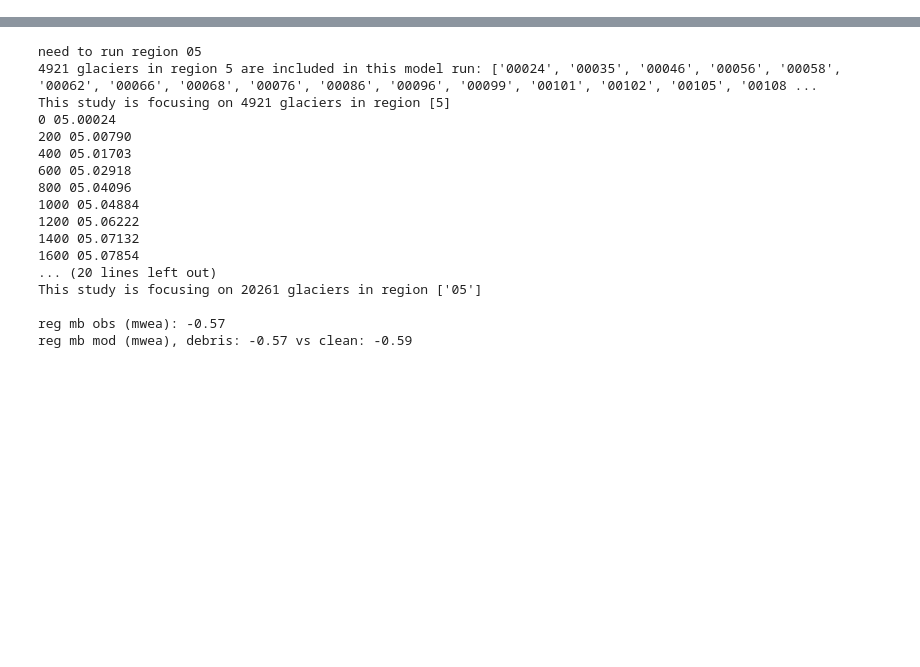
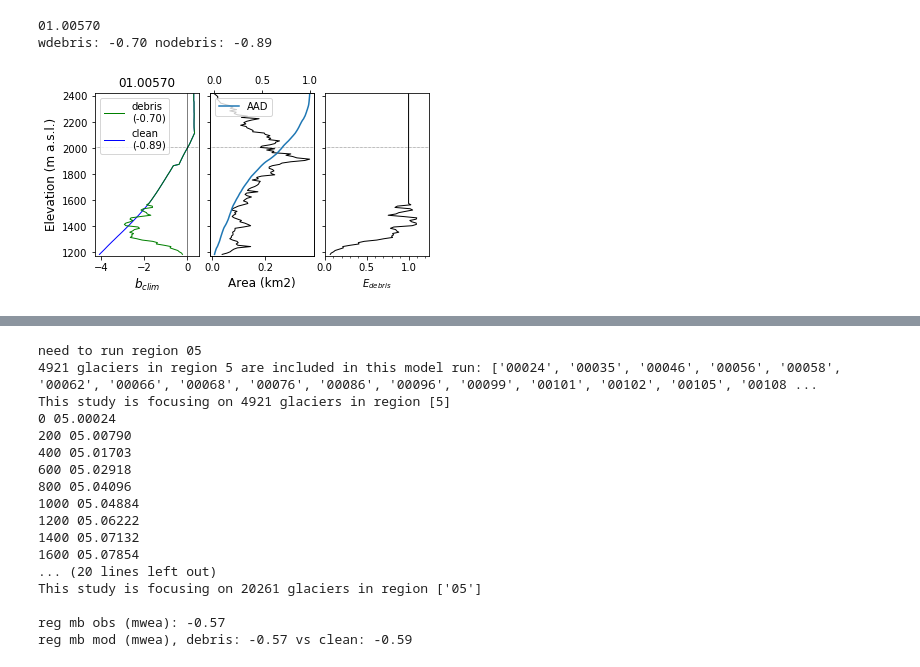
Before and after one commit to drounce/debris_global, a Jupyter notebook: mb_gradient_model.ipynb, the cells around one changed output, grey strips where cells are left out. Drawn from its saved outputs; the diff is of its cells as text; code cells hidden in the pictures; blank space fills up the shorter version.

Commit message:
additional figures for analysis and paper

```diff
--- a/mb_gradient_model.ipynb
+++ b/mb_gradient_model.ipynb
@@ -34,0 +380,79 @@ if not os.path.exists(output_fp):
+# %%
+# INDIVIDUAL GLACIER PLOTS
+rgiids = ['01.00570']
+
+for nrgiid, rgiid in enumerate(rgiids):
+    print(rgiid)
+
+    mbclim_fp = '/Users/davidrounce/Documents/Dave_Rounce/HiMAT/Output/cal_opt3/_4debrispaper/'
+    mbclim_fp_roi = mbclim_fp + data_source + '-mbclim/' + roi + '/'
+    mbclim_fn = rgiid + '_mbclim_data.csv'
+
+    mbclim_df = pd.read_csv(output_fp_roi + mbclim_fn)
+
+    # Plot regional curves
+    # Only plot mass balance of bins with glacier (otherwise get streaks to 0 that aren't real)
+    elev_bins = mbclim_df.elev.values
+    bins_area = mbclim_df.area.values
+    glacier_debrismf = mbclim_df.mf.values
+    glac_bin_massbalclim_annual_mean_wdebris = mbclim_df.mbclim_mwea_wdebris.values
+    glac_bin_massbalclim_annual_mean_nodebris = mbclim_df.mbclim_mwea_nodebris.values
+
+    mbclim_wdebris_4fig = "{:.2f}".format((bins_area * glac_bin_massbalclim_annual_mean_wdebris).sum()
+                                          / bins_area.sum())
+    mbclim_nodebris_4fig = "{:.2f}".format((bins_area * glac_bin_massbalclim_annual_mean_nodebris).sum()
+                                           / bins_area.sum())
+    print('wdebris:', mbclim_wdebris_4fig, 'nodebris:', mbclim_nodebris_4fig)
+
+    bins_idx = np.where(bins_area > 0)[0]
+    # ELA for each plot
+    ela = elev_bins[np.abs(glac_bin_massbalclim_annual_mean_wdebris[bins_idx]).argmin()]
+
+    fig, ax = plt.subplots(1, 3, squeeze=False, sharex=False, sharey=True, gridspec_kw={'wspace':0.1,'hspace':0})
+
+    # Mass balance gradients
+    ax[0,0].plot(glac_bin_massbalclim_annual_mean_wdebris[bins_idx], elev_bins[bins_idx],
+                 color='g', linewidth=1, zorder=2, label='debris\n(' + mbclim_wdebris_4fig + ')')
+    ax[0,0].plot(glac_bin_massbalclim_annual_mean_nodebris[bins_idx], elev_bins[bins_idx],
+                 color='b', linewidth=1, zorder=1, label='clean\n(' + mbclim_nodebris_4fig + ')')
+    ax[0,0].axvline(x=0, color='k', linewidth=0.5)
+    ax[0,0].axhline(y=ela, color='k', linestyle=':', linewidth=0.5)
+    ax[0,0].set_xlabel('$b_{clim}$', size=12)
+    ax[0,0].set_ylabel('Elevation (m a.s.l.)', size=12)
+    ax[0,0].set_ylim(elev_bins.min() - 10, elev_bins.max() + 10)
+    ax[0,0].legend()
+    ax[0,0].set_title(rgiid)
+
+    # Glacier hypsometry
+    ax[0,1].plot(bins_area[bins_idx], elev_bins[bins_idx], color='k', linewidth=1, zorder=1)
+    ax[0,1].axhline(y=ela, color='k', linestyle=':', linewidth=0.5)
+    ax[0,1].set_xlabel('Area (km2)', size=12)
+
+    ax2 = ax[0,1].twiny()
+    bins_area_cumsum = np.cumsum(bins_area)
+    ax2.plot(bins_area_cumsum / bins_area.sum(), elev_bins, label='AAD')
+    ax2.legend()
+
+    # Debris thickness
+    ax[0,2].plot(glacier_debrismf[bins_idx], elev_bins[bins_idx], color='k', linewidth=1, zorder=1)
+    ax[0,2].axhline(y=ela, color='k', linestyle=':', linewidth=0.5)
+    ax[0,2].set_xlabel('$E_{debris}$')
+    ax[0,2].set_xlim(0,1.25)
+    ax[0,2].xaxis.set_major_locator(plt.MultipleLocator(0.5))
+    ax[0,2].xaxis.set_minor_locator(plt.MultipleLocator(0.1))
+
+#     # Tick parameters
+#     #ax[0,0].yaxis.set_ticks_position('both')
+#     ax[0,0].tick_params(axis='both', which='major', labelsize=10, direction='inout')
+#     ax[0,0].tick_params(axis='both', which='minor', labelsize=8, direction='in')
+    # Save plot
+    fig.set_size_inches(6, 3)
+    fig_fp = output_fp + 'debris_figs/' + data_source + '/' + rgiid.split('.')[0] + '/'
+    if not os.path.exists(fig_fp):
+        os.makedirs(fig_fp)
+    fig_fn = rgiid + '_mbgrad_debris.png'
+    fig.savefig(fig_fp + fig_fn, bbox_inches='tight', dpi=300, transparent=True)
+# %% [output]
+01.00570
+wdebris: -0.70 nodebris: -0.89
+[figure, added]
```
Also changed, not shown: parts of 13 cells of this notebook, 8 other files.
